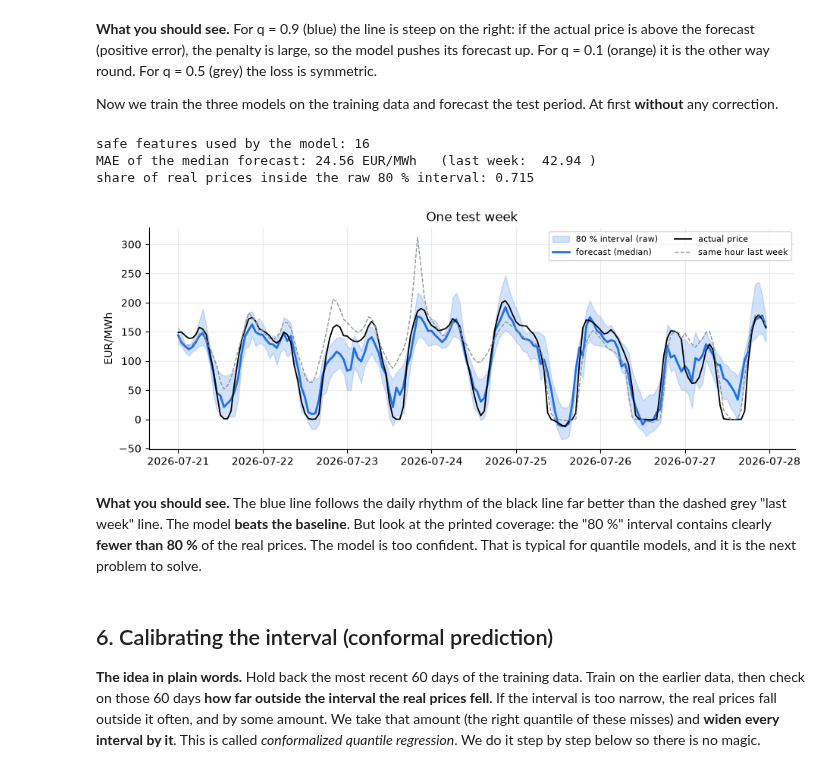
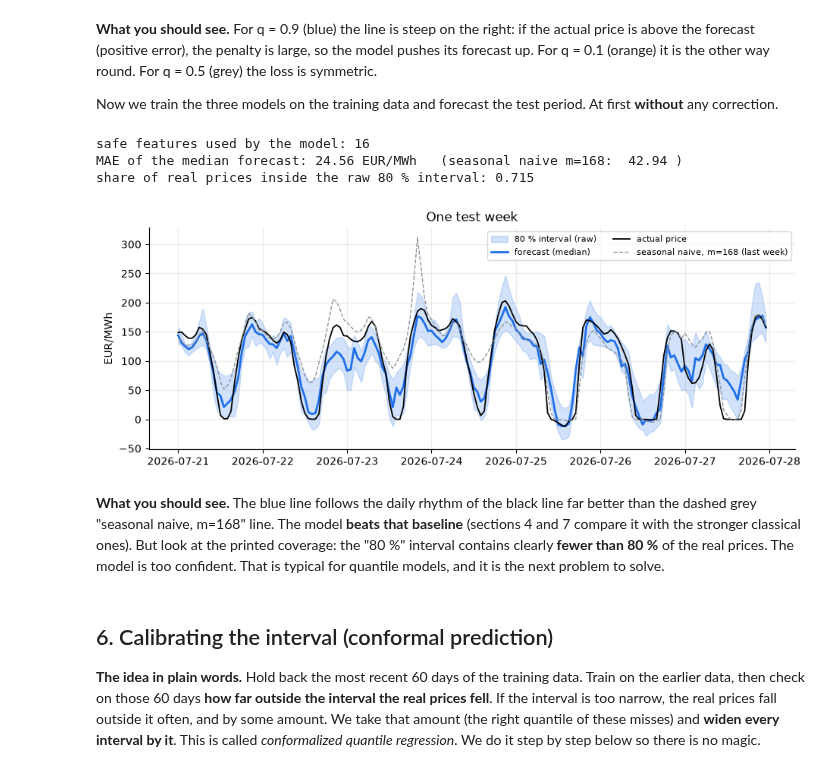
Before and after one commit to Omercan4/energy-price-forecast, a Jupyter notebook: notebooks/01_end_to_end_walkthrough.ipynb, the cells around one changed output. Cells and saved outputs as stored; diff of their text form; code cells hidden in the pictures.

```diff
--- a/notebooks/01_end_to_end_walkthrough.ipynb
+++ b/notebooks/01_end_to_end_walkthrough.ipynb
@@ -346,30 +386,30 @@ Now we train the three models on the training data and forecast the test period.
 raw_model = QuantileForecaster(calibration_days=0).fit(train)       # calibration_days=0: no correction yet
 forecast = raw_model.predict(test)
 print("safe features used by the model:", len(raw_model.features))
-print("MAE of the median forecast:", round(metrics.mae(test["price"], forecast["q50"]), 2), "EUR/MWh   (last week: ", round(metrics.mae(test["price"], test["price_lag_168"]), 2), ")")
+print("MAE of the median forecast:", round(metrics.mae(test["price"], forecast["q50"]), 2), "EUR/MWh   (seasonal naive m=168: ", round(metrics.mae(test["price"], test["price_lag_168"]), 2), ")")
 print("share of real prices inside the raw 80 % interval:", round(metrics.coverage(test["price"], forecast["q10"], forecast["q90"]), 3))
 # %% [output]
 safe features used by the model: 16
-MAE of the median forecast: 24.56 EUR/MWh   (last week:  42.94 )
+MAE of the median forecast: 24.56 EUR/MWh   (seasonal naive m=168:  42.94 )
 share of real prices inside the raw 80 % interval: 0.715
 # %%
 week = test.iloc[24 * 20: 24 * 27]
 fw = forecast.loc[week.index]
 local_index = week.index.tz_convert(config.TIMEZONE)
 fig, ax = plt.subplots()
 ax.fill_between(local_index, fw["q10"], fw["q90"], color=BLUE, alpha=0.2, label="80 % interval (raw)")
 ax.plot(local_index, fw["q50"], color=BLUE, lw=2, label="forecast (median)")
 ax.plot(local_index, week["price"], color="black", lw=1.3, label="actual price")
-ax.plot(local_index, week["price_lag_168"], color=GREY, lw=1, ls="--", label="same hour last week")
+ax.plot(local_index, week["price_lag_168"], color=GREY, lw=1, ls="--", label="seasonal naive, m=168 (last week)")
 ax.set_ylabel("EUR/MWh")
 ax.legend(ncol=2, fontsize=8)
 ax.set_title("One test week")
 plt.show()
 # %% [output]
-[figure, old version]
+[figure, new version]
 # %% [markdown]
-**What you should see.** The blue line follows the daily rhythm of the black line far better than the dashed grey "last week" line. The model **beats the
-baseline**. But look at the printed coverage: the "80 %" interval contains clearly **fewer than 80 %** of the real prices. The model is too confident.
+**What you should see.** The blue line follows the daily rhythm of the black line far better than the dashed grey "seasonal naive, m=168" line. The model **beats that baseline**
+(sections 4 and 7 compare it with the stronger classical ones). But look at the printed coverage: the "80 %" interval contains clearly **fewer than 80 %** of the real prices. The model is too confident.
 That is typical for quantile models, and it is the next problem to solve.
 # %% [markdown]
 ## 6. Calibrating the interval (conformal prediction)
```
Also changed, not shown: parts of 12 cells of this notebook.
